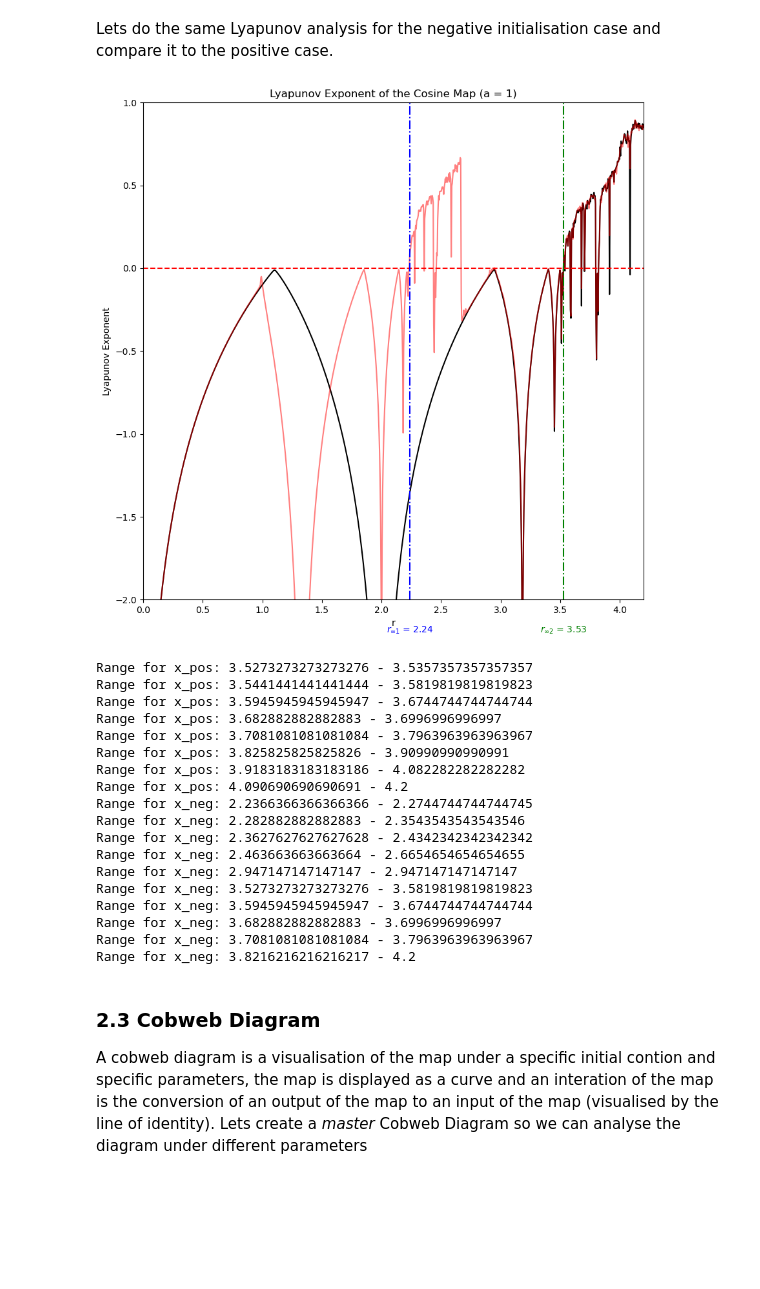
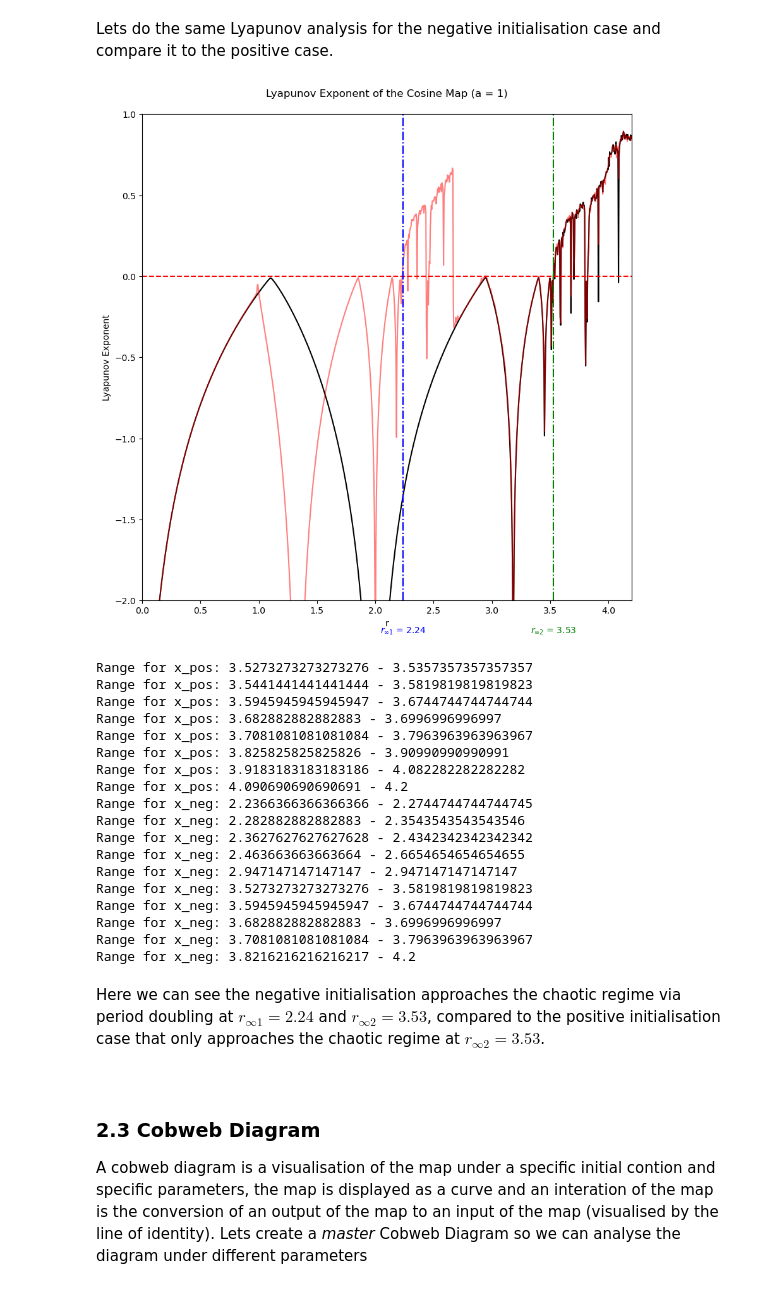
Before and after one commit to lainemulvay/Chaos-in-the-Cosine-Map, a Jupyter notebook: Assingment Notebook.ipynb, the cells around one changed output. Saved outputs shown, nothing was run; the diff lists cells and outputs as text; code cells hidden in the pictures; blank space fills up the shorter version.

```diff
--- a/Assingment Notebook.ipynb
+++ b/Assingment Notebook.ipynb
@@ -592,35 +591,35 @@ for i, le_neg in enumerate(lyapunov_exponents_neg):
 
 # Add last range if it ended at the last value
 if start_pos is not None:
     ranges_pos.append((start_pos, r_values[-1]))
 if start_neg is not None:
     ranges_neg.append((start_neg, r_values[-1]))
 
 # Calculate the minimum of the ranges
 r_infinity_pos = min(r[0] for r in ranges_pos)
 r_infinity_neg = min(r[0] for r in ranges_neg)
 
 # Plot the lines
 plt.axvline(x=r_infinity_pos, color='g', linestyle='-.')  # Dash-dot line
 plt.text(r_infinity_pos, -2.2, r"$r_{\infty 2}$ = " + f"{round(r_infinity_pos, 2)}", color='g', ha='center')
 
 plt.axvline(x=r_infinity_neg, color=(0, 0, 1), linestyle='-.')  # Dash-dot line
 plt.text(r_infinity_neg, -2.2, r"$r_{\infty 1}$ = " + f"{round(r_infinity_neg, 2)}", color=(0, 0, 1), ha='center')
 
 plt.xlim(0, 4.2)
 plt.ylim(-2, 1)
 plt.xlabel('r')
 plt.ylabel('Lyapunov Exponent')
-plt.title('Lyapunov Exponent of the Cosine Map (a = 1)')
+plt.title('Lyapunov Exponent of the Cosine Map (a = 1)', pad=20)
 plt.show()
 
 # Print ranges
 for r in ranges_pos:
     print(f"Range for x_pos: {r[0]} - {r[1]}")
 for r in ranges_neg:
     print(f"Range for x_neg: {r[0]} - {r[1]}")
 # %% [output]
-[figure, old version]
+[figure, new version]
 Range for x_pos: 3.5273273273273276 - 3.5357357357357357
 Range for x_pos: 3.5441441441441444 - 3.5819819819819823
 Range for x_pos: 3.5945945945945947 - 3.6744744744744744
@@ -639,6 +638,8 @@ Range for x_neg: 3.5945945945945947 - 3.6744744744744744
 Range for x_neg: 3.682882882882883 - 3.6996996996997
 Range for x_neg: 3.7081081081081084 - 3.7963963963963967
 Range for x_neg: 3.8216216216216217 - 4.2
+# %% [markdown]
+Here we can see the negative initialisation approaches the chaotic regime via period doubling at $r_{\infty 1}=2.24$ and $r_{\infty 2}=3.53$, compared to the positive initialisation case that only approaches the chaotic regime at $r_{\infty 2}=3.53$.<br><br>
 # %% [markdown]
 ### 2.3 Cobweb Diagram
 A cobweb diagram is a visualisation of the map under a specific initial contion and specific parameters, the map is displayed as a curve and an interation of the map is the conversion of an output of the map to an input of the map (visualised by the line of identity).
```
Also changed, not shown: parts of 5 cells of this notebook.
